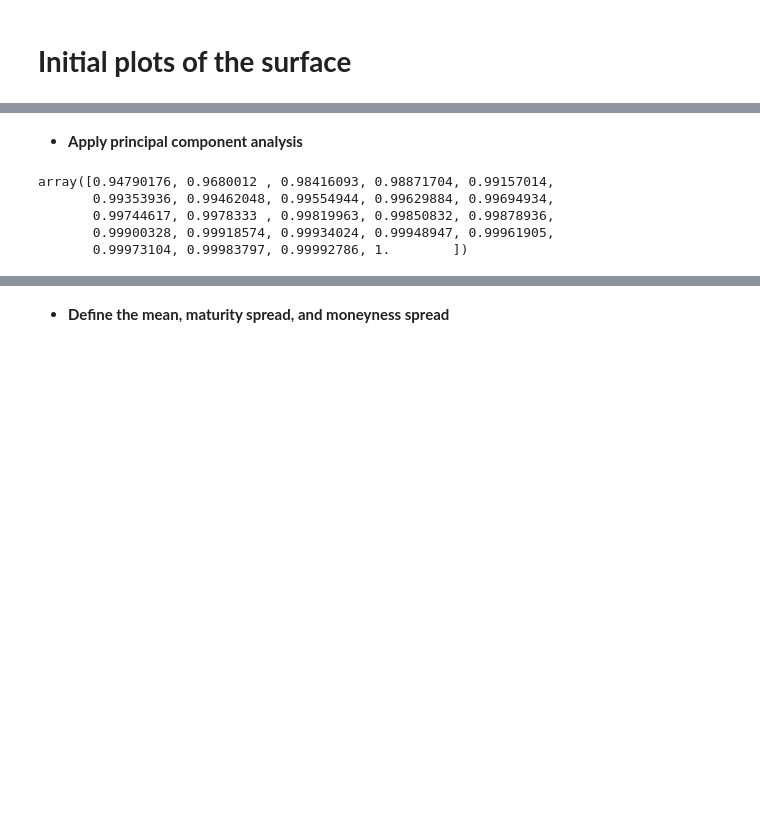
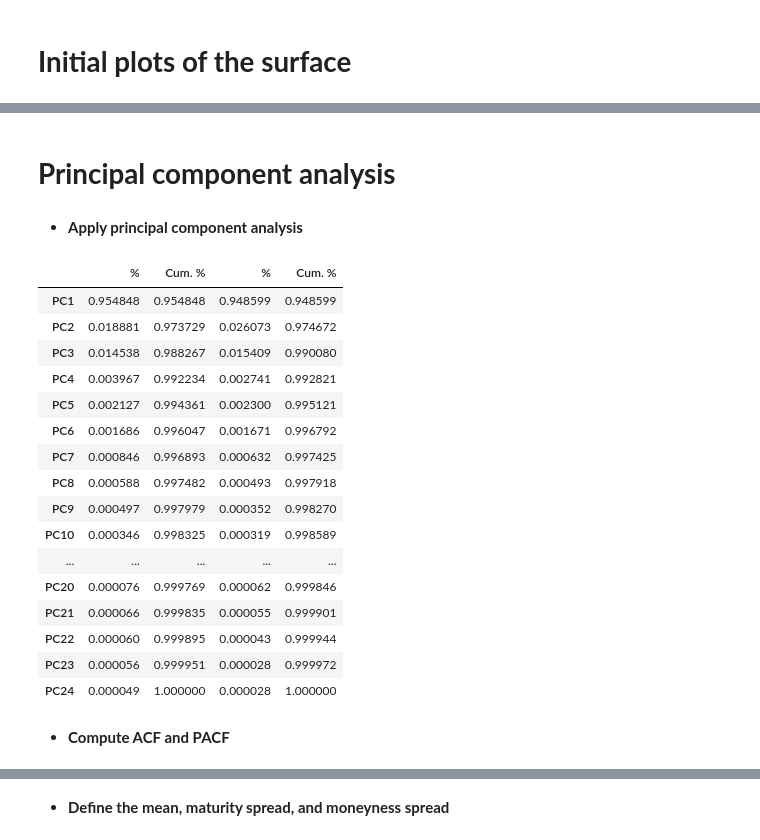
Before and after one commit to euanbronsky8/Thesis, a Jupyter notebook: 2. Prelim. Analysis.ipynb, the cells around one changed output, grey strips where cells are left out. Drawn from its saved outputs; the diff is of its cells as text; code cells hidden in the pictures; blank space fills up the shorter version.

```diff
--- a/2. Prelim. Analysis.ipynb
+++ b/2. Prelim. Analysis.ipynb
@@ -174,20 +225,48 @@ X = df_pivot - df_pivot.mean()
+# %% [markdown]
+# **Principal component analysis**
 # %% [markdown]
 - **Apply principal component analysis**
 # %%
-# Apply the PCA function, and project the directions onto the data
-pca = PCA()
-PCs = pca.fit_transform(X)
+# Apply the PCA function
+res_log = run_pca(df_selected, 'log_iv')
+res_iv  = run_pca(df_selected, 'iv_fun')
 
-# Recover the 3 factors that explain the data the most
-PC1 = PCs[:, 0]
-PC2 = PCs[:, 1]
-PC3 = PCs[:, 2]
+# Extract the principal components
+PC1, PC2, PC3 = res_log['PCs'][:, 0], res_log['PCs'][:, 1], res_log['PCs'][:, 2]
+PC1_2, PC2_2, PC3_2 = res_iv['PCs'][:, 0], res_iv['PCs'][:, 1], res_iv['PCs'][:, 2]
 
-# Cumulative variance explained by the principal components
-np.cumsum(pca.explained_variance_ratio_)
+# DataFrame for log_iv
+pc_explained_log = pd.DataFrame({
+    '%': res_log['explained_variance'],
+    'Cum. %': res_log['cum_variance']
+}, index=[f'PC{i}' for i in range(1, len(res_log['cum_variance']) + 1)])
+
+# DataFrame for regular IV
+pc_explained_iv = pd.DataFrame({
+    '%': res_iv['explained_variance'],
+    'Cum. %': res_iv['cum_variance']
+}, index=[f'PC{i}' for i in range(1, len(res_iv['cum_variance']) + 1)])
+
+# Combined table
+combined_table = pd.concat([pc_explained_log, pc_explained_iv], axis=1)
+combined_table
 # %% [output]
-array([0.94790176, 0.9680012 , 0.98416093, 0.98871704, 0.99157014,
-       0.99353936, 0.99462048, 0.99554944, 0.99629884, 0.99694934,
-       0.99744617, 0.9978333 , 0.99819963, 0.99850832, 0.99878936,
-       0.99900328, 0.99918574, 0.99934024, 0.99948947, 0.99961905,
-       0.99973104, 0.99983797, 0.99992786, 1.        ])
+|  | % | Cum. % | % | Cum. % |
+| PC1 | 0.954848 | 0.954848 | 0.948599 | 0.948599 |
+| PC2 | 0.018881 | 0.973729 | 0.026073 | 0.974672 |
+| PC3 | 0.014538 | 0.988267 | 0.015409 | 0.990080 |
+| PC4 | 0.003967 | 0.992234 | 0.002741 | 0.992821 |
+| PC5 | 0.002127 | 0.994361 | 0.002300 | 0.995121 |
+| PC6 | 0.001686 | 0.996047 | 0.001671 | 0.996792 |
+| PC7 | 0.000846 | 0.996893 | 0.000632 | 0.997425 |
+| PC8 | 0.000588 | 0.997482 | 0.000493 | 0.997918 |
+| PC9 | 0.000497 | 0.997979 | 0.000352 | 0.998270 |
+| PC10 | 0.000346 | 0.998325 | 0.000319 | 0.998589 |
+| ... | ... | ... | ... | ... |
+| PC20 | 0.000076 | 0.999769 | 0.000062 | 0.999846 |
+| PC21 | 0.000066 | 0.999835 | 0.000055 | 0.999901 |
+| PC22 | 0.000060 | 0.999895 | 0.000043 | 0.999944 |
+| PC23 | 0.000056 | 0.999951 | 0.000028 | 0.999972 |
+| PC24 | 0.000049 | 1.000000 | 0.000028 | 1.000000 |
+# %% [markdown]
+- **Compute ACF and PACF**
```
Also changed, not shown: parts of 28 cells of this notebook.
